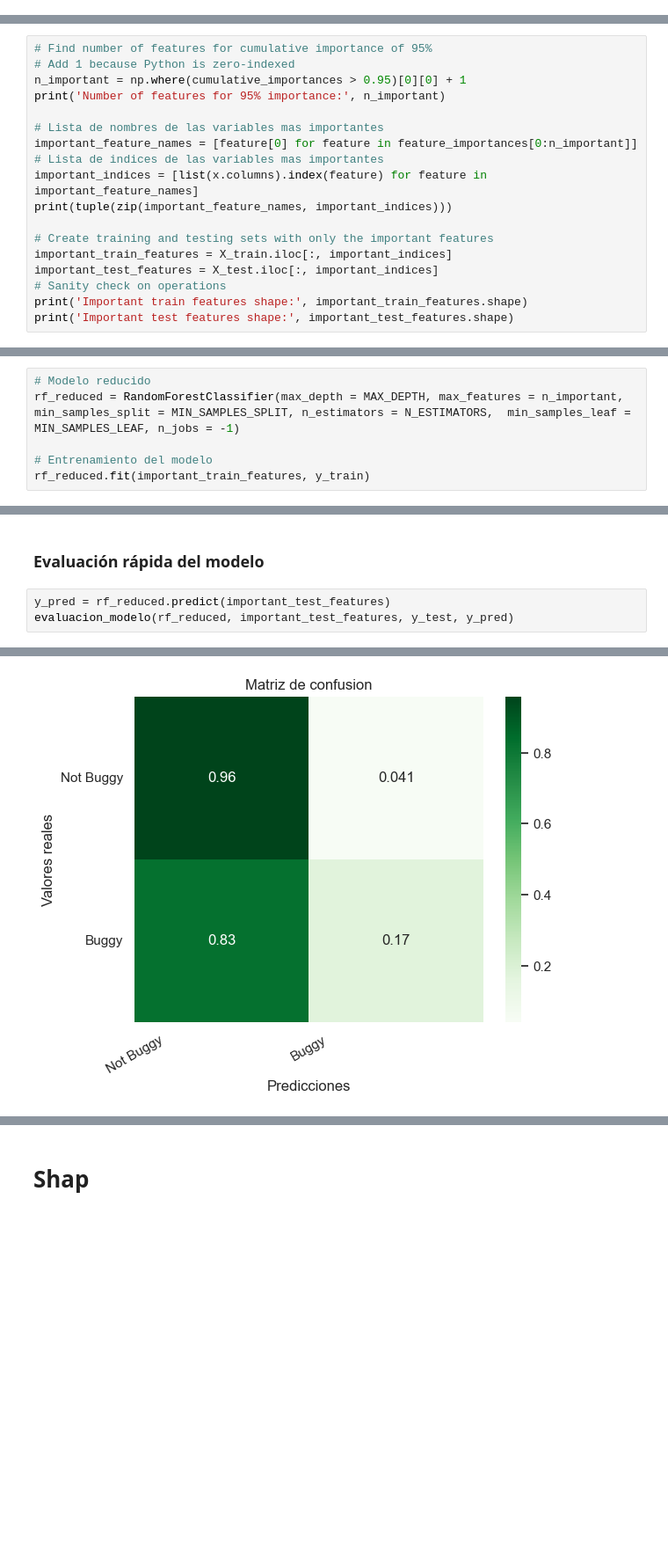
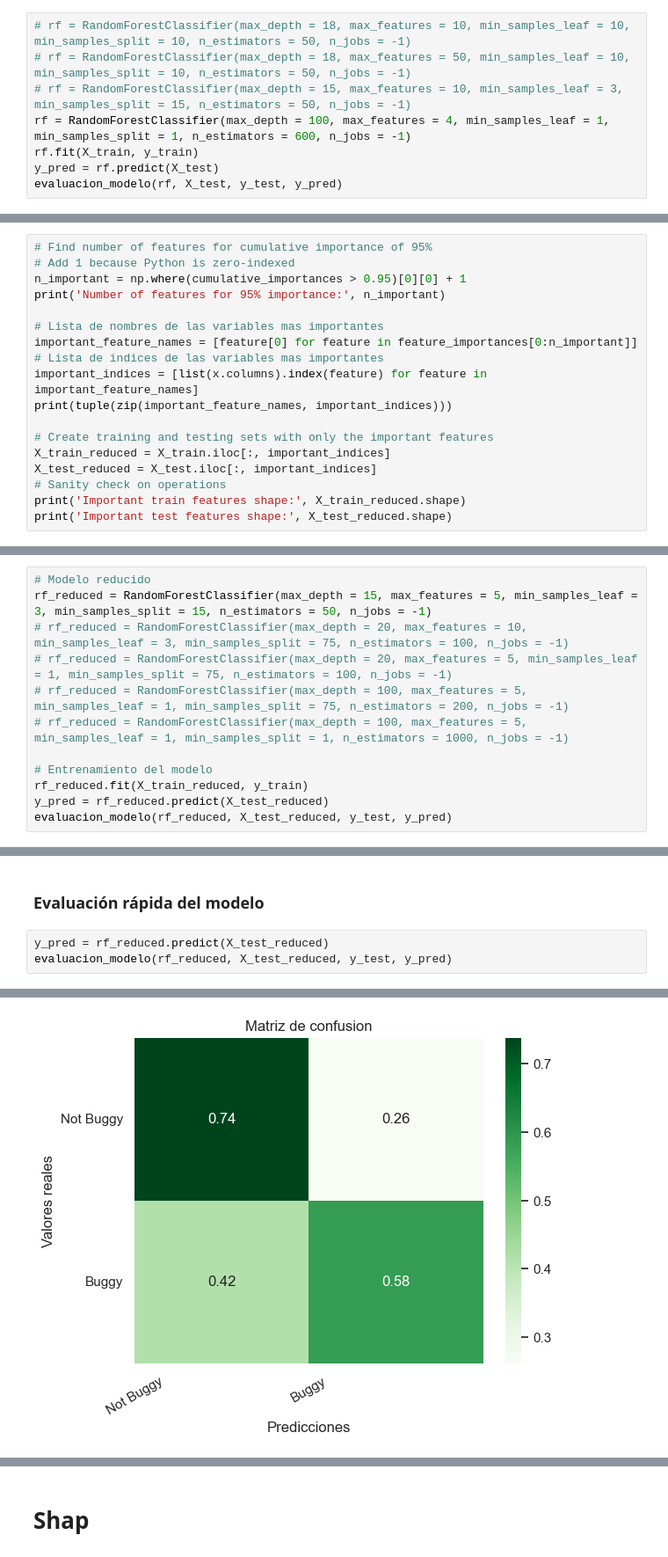
Before and after one commit to davidmacar/bug-prediction-explanation, a Jupyter notebook: estudio_bugHunter.ipynb, the cells around one changed output, grey strips where cells are left out. Shown at 88% size. Drawn from its saved outputs; the diff is of its cells as text; blank space fills up the shorter version.

```diff
--- a/estudio_bugHunter.ipynb
+++ b/estudio_bugHunter.ipynb
@@ -372,3 +382,11 @@ def evaluacion_modelo(model, x_test, y_test, prediccion):
 	plt.ylabel("True Positive Rate")
 	plt.title("Receiver Operating Characteristic (ROC) Curve")
 	plt.legend()
+# %%
+# rf = RandomForestClassifier(max_depth = 18, max_features = 10, min_samples_leaf = 10, min_samples_split = 10, n_estimators = 50, n_jobs = -1)
+# rf = RandomForestClassifier(max_depth = 18, max_features = 50, min_samples_leaf = 10, min_samples_split = 10, n_estimators = 50, n_jobs = -1)
+# rf = RandomForestClassifier(max_depth = 15, max_features = 10, min_samples_leaf = 3, min_samples_split = 15, n_estimators = 50, n_jobs = -1)
+rf = RandomForestClassifier(max_depth = 100, max_features = 4, min_samples_leaf = 1, min_samples_split = 1, n_estimators = 600, n_jobs = -1)
+rf.fit(X_train, y_train)
+y_pred = rf.predict(X_test)
+evaluacion_modelo(rf, X_test, y_test, y_pred)
@@ -440,9 +469,9 @@ important_indices = [list(x.columns).index(feature) for feature in important_fea
 print(tuple(zip(important_feature_names, important_indices)))
 
 # Create training and testing sets with only the important features
-important_train_features = X_train.iloc[:, important_indices]
-important_test_features = X_test.iloc[:, important_indices]
+X_train_reduced = X_train.iloc[:, important_indices]
+X_test_reduced = X_test.iloc[:, important_indices]
 # Sanity check on operations
-print('Important train features shape:', important_train_features.shape)
-print('Important test features shape:', important_test_features.shape)
+print('Important train features shape:', X_train_reduced.shape)
+print('Important test features shape:', X_test_reduced.shape)
 # %% [output]
@@ -490,6 +522,0 @@ Fitting 5 folds for each of 2 candidates, totalling 10 fits
-# %%
-# Modelo reducido
-rf_reduced = RandomForestClassifier(max_depth = MAX_DEPTH, max_features = n_important, min_samples_split = MIN_SAMPLES_SPLIT, n_estimators = N_ESTIMATORS,  min_samples_leaf = MIN_SAMPLES_LEAF, n_jobs = -1)
-
-# Entrenamiento del modelo
-rf_reduced.fit(important_train_features, y_train)
@@ -498,0 +523,12 @@ RandomForestClassifier(max_depth=40, max_features=37, min_samples_split=1,
+# %%
+# Modelo reducido
+rf_reduced = RandomForestClassifier(max_depth = 15, max_features = 5, min_samples_leaf = 3, min_samples_split = 15, n_estimators = 50, n_jobs = -1)
+# rf_reduced = RandomForestClassifier(max_depth = 20, max_features = 10, min_samples_leaf = 3, min_samples_split = 75, n_estimators = 100, n_jobs = -1)
+# rf_reduced = RandomForestClassifier(max_depth = 20, max_features = 5, min_samples_leaf = 1, min_samples_split = 75, n_estimators = 100, n_jobs = -1)
+# rf_reduced = RandomForestClassifier(max_depth = 100, max_features = 5, min_samples_leaf = 1, min_samples_split = 75, n_estimators = 200, n_jobs = -1)
+# rf_reduced = RandomForestClassifier(max_depth = 100, max_features = 5, min_samples_leaf = 1, min_samples_split = 1, n_estimators = 1000, n_jobs = -1)
+
+# Entrenamiento del modelo
+rf_reduced.fit(X_train_reduced, y_train)
+y_pred = rf_reduced.predict(X_test_reduced)
+evaluacion_modelo(rf_reduced, X_test_reduced, y_test, y_pred)
@@ -499,8 +546,8 @@ RandomForestClassifier(max_depth=40, max_features=37, min_samples_split=1,
 # %% [markdown]
 ### Evaluación rápida del modelo
 # %%
-y_pred = rf_reduced.predict(important_test_features)
-evaluacion_modelo(rf_reduced, important_test_features, y_test, y_pred)
+y_pred = rf_reduced.predict(X_test_reduced)
+evaluacion_modelo(rf_reduced, X_test_reduced, y_test, y_pred)
 # %% [output]
               precision    recall  f1-score   support
 
@@ -513 +560 @@ weighted avg       0.70      0.72      0.65     21622
-[figure, old version]
+[figure, new version]
```
Also changed, not shown: parts of 38 cells of this notebook.
